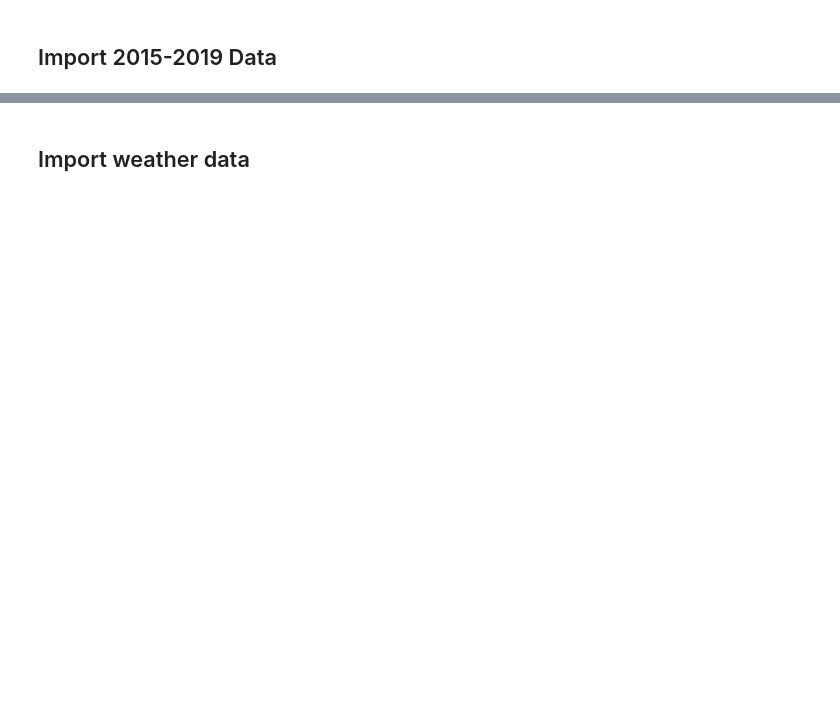
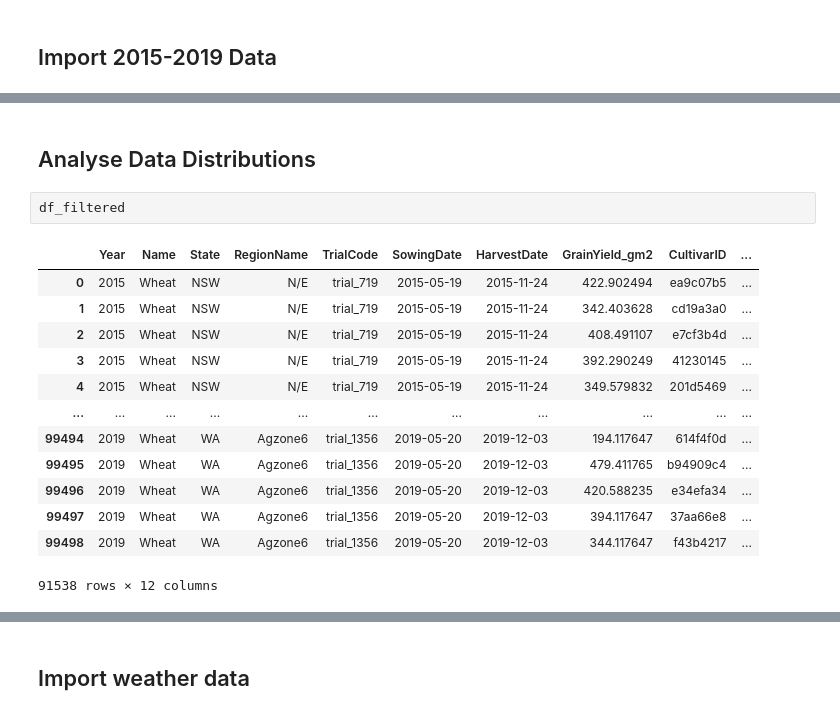
Before and after one commit to Harry-01/DATA7901, a Jupyter notebook: project.ipynb, the cells around one changed output, grey strips where cells are left out. Drawn from its saved outputs; the diff is of its cells as text; blank space fills up the shorter version.

```diff
--- a/project.ipynb
+++ b/project.ipynb
@@ -34,0 +141,18 @@ print(df_crop.head())
+# %% [markdown]
+## Analyse Data Distributions
+# %%
+df_filtered
+# %% [output]
+|  | Year | Name | State | RegionName | TrialCode | SowingDate | HarvestDate | GrainYield_gm2 | CultivarID | ... |
+| 0 | 2015 | Wheat | NSW | N/E | trial_719 | 2015-05-19 | 2015-11-24 | 422.902494 | ea9c07b5 | ... |
+| 1 | 2015 | Wheat | NSW | N/E | trial_719 | 2015-05-19 | 2015-11-24 | 342.403628 | cd19a3a0 | ... |
+| 2 | 2015 | Wheat | NSW | N/E | trial_719 | 2015-05-19 | 2015-11-24 | 408.491107 | e7cf3b4d | ... |
+| 3 | 2015 | Wheat | NSW | N/E | trial_719 | 2015-05-19 | 2015-11-24 | 392.290249 | 41230145 | ... |
+| 4 | 2015 | Wheat | NSW | N/E | trial_719 | 2015-05-19 | 2015-11-24 | 349.579832 | 201d5469 | ... |
+| ... | ... | ... | ... | ... | ... | ... | ... | ... | ... | ... |
+| 99494 | 2019 | Wheat | WA | Agzone6 | trial_1356 | 2019-05-20 | 2019-12-03 | 194.117647 | 614f4f0d | ... |
+| 99495 | 2019 | Wheat | WA | Agzone6 | trial_1356 | 2019-05-20 | 2019-12-03 | 479.411765 | b94909c4 | ... |
+| 99496 | 2019 | Wheat | WA | Agzone6 | trial_1356 | 2019-05-20 | 2019-12-03 | 420.588235 | e34efa34 | ... |
+| 99497 | 2019 | Wheat | WA | Agzone6 | trial_1356 | 2019-05-20 | 2019-12-03 | 394.117647 | 37aa66e8 | ... |
+| 99498 | 2019 | Wheat | WA | Agzone6 | trial_1356 | 2019-05-20 | 2019-12-03 | 344.117647 | f43b4217 | ... |
+91538 rows × 12 columns
```
Also changed, not shown: parts of 34 cells of this notebook, 4 other files.
